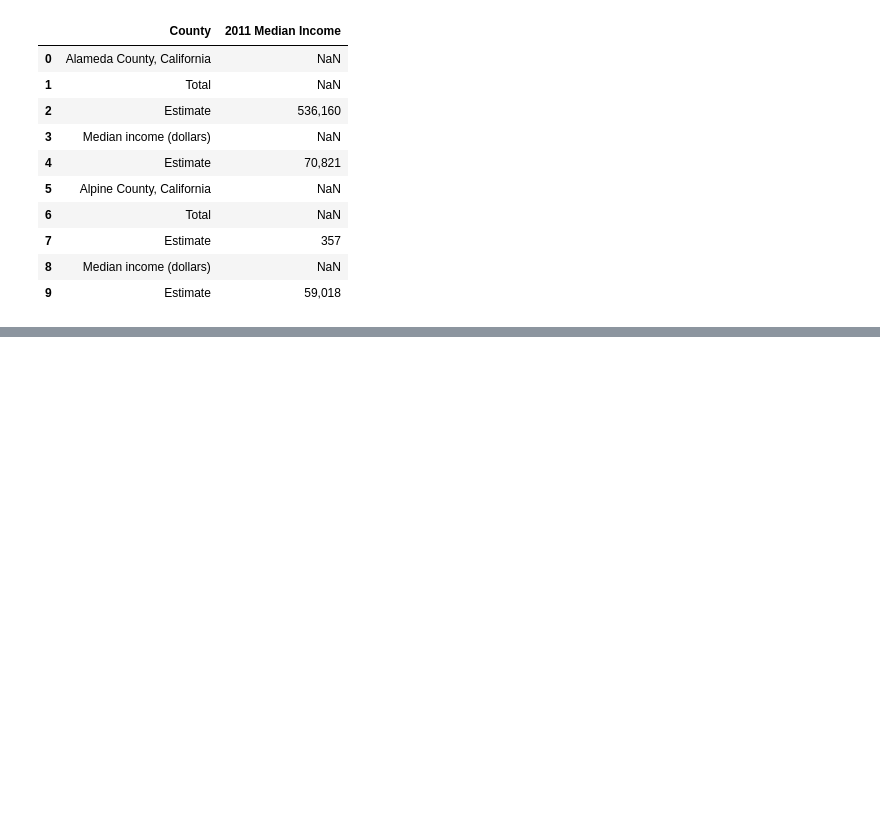
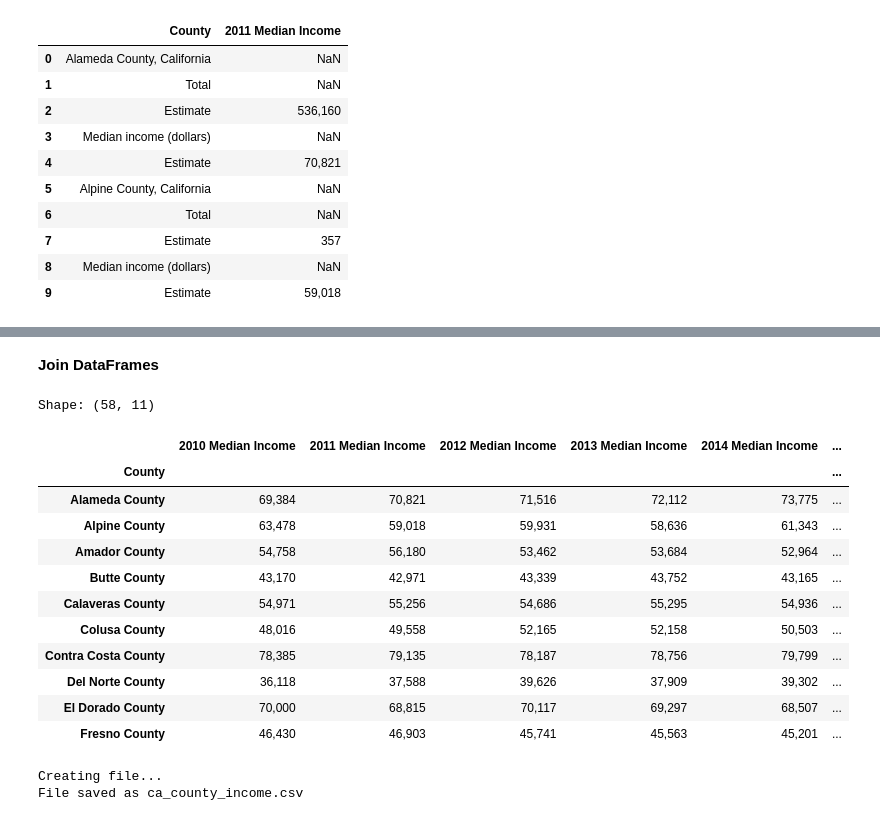
Before and after one commit to rune-encoder/Project-1, a Jupyter notebook: notebooks/individual_work/bryce_exploration/Data Cleaning/CA_County_Income_Cleaned.ipynb, the cells around one changed output, grey strips where cells are left out. Drawn from its saved outputs; the diff is of its cells as text; code cells hidden in the pictures; blank space fills up the shorter version.

Commit message:
California Income Data

```diff
--- a/notebooks/individual_work/bryce_exploration/Data Cleaning/CA_County_Income_Cleaned.ipynb
+++ b/notebooks/individual_work/bryce_exploration/Data Cleaning/CA_County_Income_Cleaned.ipynb
@@ -288,0 +956,4 @@ ca_10_df.head(15)
+# %%
+#Rename 2017 Columns
+ca_17_df = ca_raw_17_df.rename(columns={"Label (Grouping)":"County","HOUSEHOLD INCOME BY RACE AND HISPANIC OR LATINO ORIGIN OF HOUSEHOLDER!!Households":"2017 Median Income"})
+ca_17_df.head(15)
@@ -288,0 +1062,4 @@ ca_10_df.head(15)
+# %%
+#Rename 2018 Columns
+ca_18_df = ca_raw_18_df.rename(columns={"Label (Grouping)":"County","HOUSEHOLD INCOME BY RACE AND HISPANIC OR LATINO ORIGIN OF HOUSEHOLDER!!Households":"2018 Median Income"})
+ca_18_df.head(15)
@@ -288,0 +1168,4 @@ ca_10_df.head(15)
+# %%
+#Rename 2019 Columns
+ca_19_df = ca_raw_19_df.rename(columns={"Label (Grouping)":"County","HOUSEHOLD INCOME BY RACE AND HISPANIC OR LATINO ORIGIN OF HOUSEHOLDER!!Households":"2019 Median Income"})
+ca_19_df.head(15)
@@ -288,0 +1274,4 @@ ca_10_df.head(15)
+# %%
+#Rename 2020 Columns
+ca_20_df = ca_raw_20_df.rename(columns={"Label (Grouping)":"County","HOUSEHOLD INCOME BY RACE AND HISPANIC OR LATINO ORIGIN OF HOUSEHOLDER!!Households":"2020 Median Income"})
+ca_20_df.head(15)
@@ -288,0 +1359,37 @@ ca_10_df.head(15)
+# %% [markdown]
+**Join DataFrames**
+# %%
+ca_county_income_df = ca_Clean10_df.join(ca_Clean11_df).join(ca_Clean12_df).join(ca_Clean13_df).join(ca_Clean14_df).join(ca_Clean15_df).join(ca_Clean16_df).join(ca_Clean17_df).join(ca_Clean18_df).join(ca_Clean19_df).join(ca_Clean20_df)
+
+print("Shape:",ca_county_income_df.shape)
+ca_county_income_df.head(10)
+# %% [output]
+Shape: (58, 11)
+|  | 2010 Median Income | 2011 Median Income | 2012 Median Income | 2013 Median Income | 2014 Median Income | ... |
+| County |  |  |  |  |  | ... |
+| Alameda County | 69,384 | 70,821 | 71,516 | 72,112 | 73,775 | ... |
+| Alpine County | 63,478 | 59,018 | 59,931 | 58,636 | 61,343 | ... |
+| Amador County | 54,758 | 56,180 | 53,462 | 53,684 | 52,964 | ... |
+| Butte County | 43,170 | 42,971 | 43,339 | 43,752 | 43,165 | ... |
+| Calaveras County | 54,971 | 55,256 | 54,686 | 55,295 | 54,936 | ... |
+| Colusa County | 48,016 | 49,558 | 52,165 | 52,158 | 50,503 | ... |
+| Contra Costa County | 78,385 | 79,135 | 78,187 | 78,756 | 79,799 | ... |
+| Del Norte County | 36,118 | 37,588 | 39,626 | 37,909 | 39,302 | ... |
+| El Dorado County | 70,000 | 68,815 | 70,117 | 69,297 | 68,507 | ... |
+| Fresno County | 46,430 | 46,903 | 45,741 | 45,563 | 45,201 | ... |
+# %%
+#Export results to .csv
+file_name = "ca_county_income.csv"
+file_path = Path(f"../../../../data/processed_data/{file_name}")
+
+if file_path.exists():
+    print("File already exists. Overwriting file.")
+    file_path.unlink()
+
+if not file_path.exists():
+    print("Creating file...")
+    ca_county_income_df.to_csv(file_path, index=True)
+    print(f"File saved as {file_name}")
+# %% [output]
+Creating file...
+File saved as ca_county_income.csv
```
Also changed, not shown: parts of 45 cells of this notebook, 1 other file.
